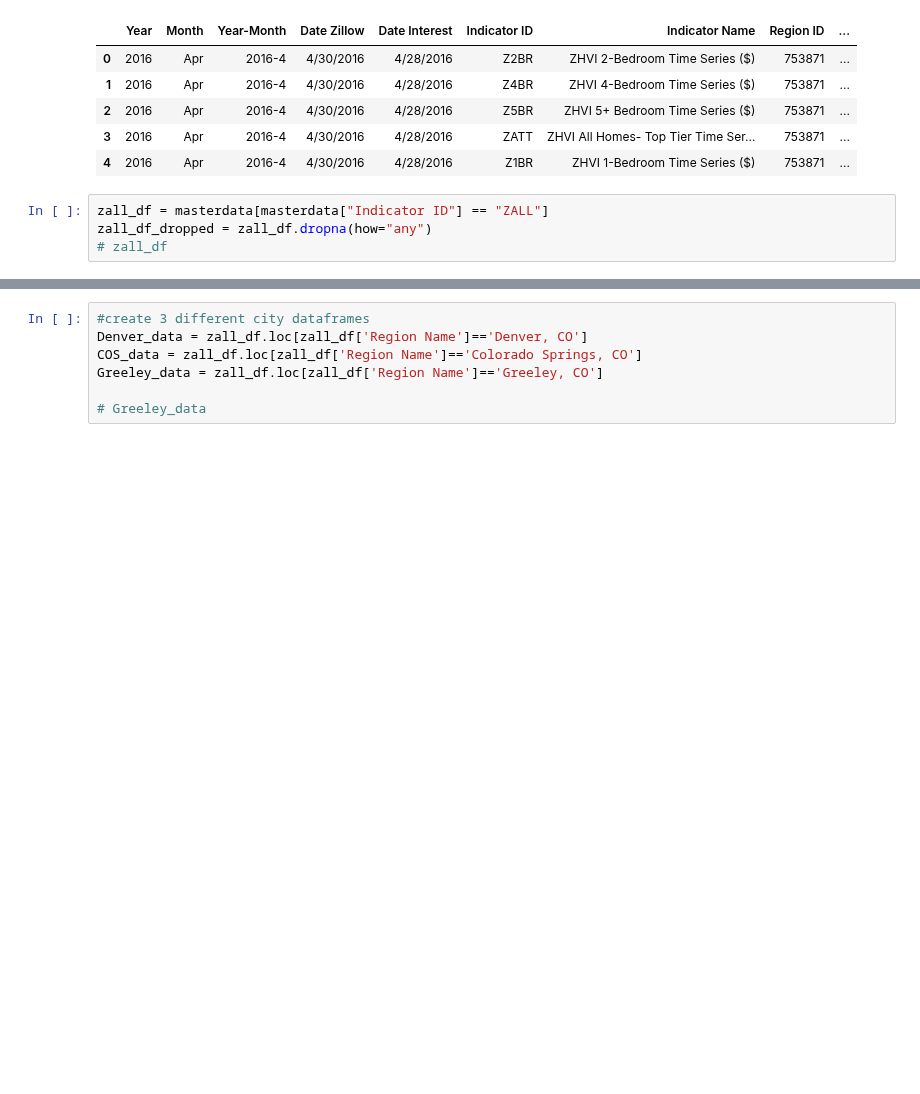
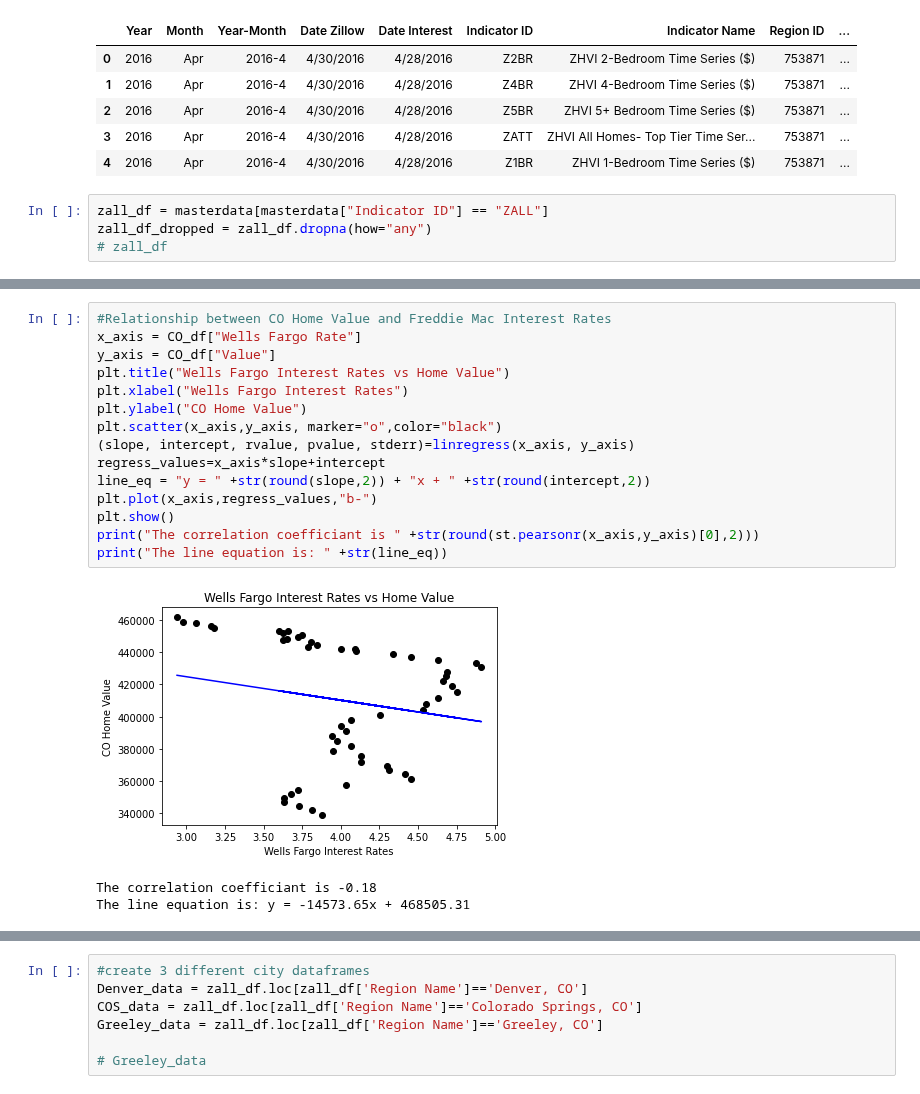
Before and after one commit to binetala/The_Very_Best_Team, a Jupyter notebook: Binet/Project1-Binet.ipynb, the cells around one changed output, grey strips where cells are left out. Saved outputs shown, nothing was run; the diff lists cells and outputs as text; blank space fills up the shorter version.

```diff
--- a/Binet/Project1-Binet.ipynb
+++ b/Binet/Project1-Binet.ipynb
@@ -27,0 +103,19 @@ zall_df_dropped = zall_df.dropna(how="any")
+# %%
+#Relationship between CO Home Value and Freddie Mac Interest Rates
+x_axis = CO_df["Wells Fargo Rate"]
+y_axis = CO_df["Value"]
+plt.title("Wells Fargo Interest Rates vs Home Value")
+plt.xlabel("Wells Fargo Interest Rates")
+plt.ylabel("CO Home Value")
+plt.scatter(x_axis,y_axis, marker="o",color="black")
+(slope, intercept, rvalue, pvalue, stderr)=linregress(x_axis, y_axis)
+regress_values=x_axis*slope+intercept
+line_eq = "y = " +str(round(slope,2)) + "x + " +str(round(intercept,2))
+plt.plot(x_axis,regress_values,"b-")
+plt.show()
+print("The correlation coefficiant is " +str(round(st.pearsonr(x_axis,y_axis)[0],2)))
+print("The line equation is: " +str(line_eq))
+# %% [output]
+[figure, added]
+The correlation coefficiant is -0.18
+The line equation is: y = -14573.65x + 468505.31
```
Also changed, not shown: parts of 4 cells of this notebook.
